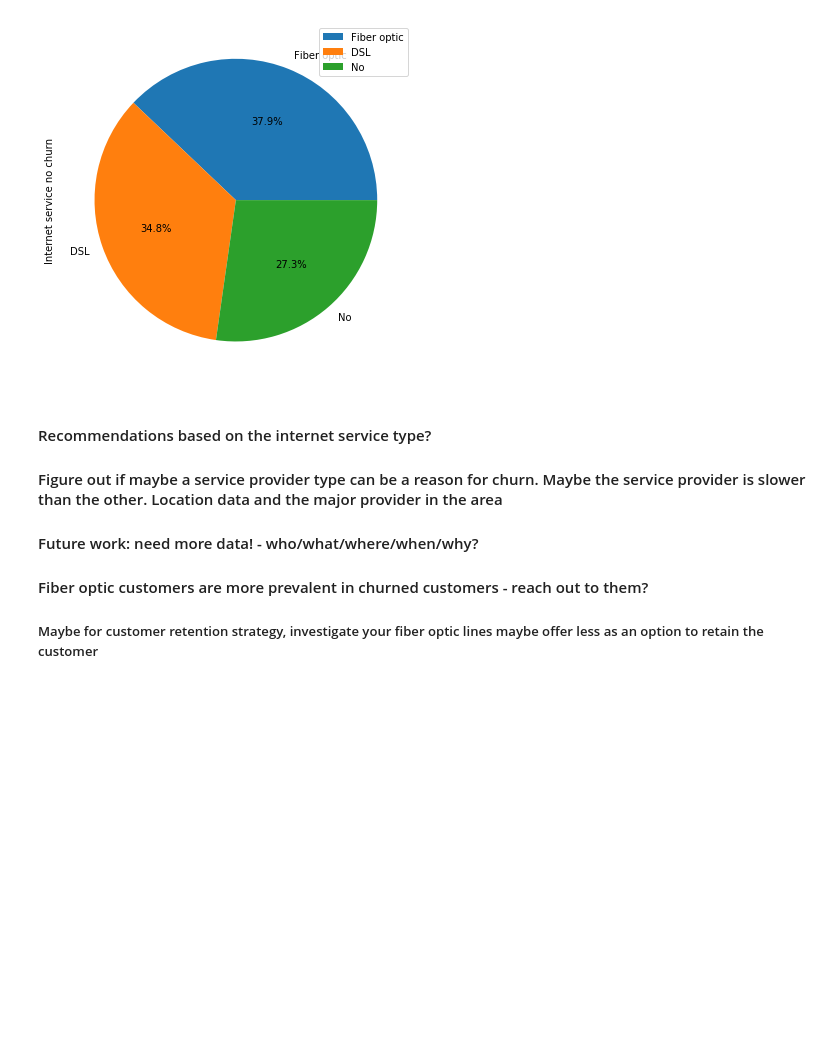
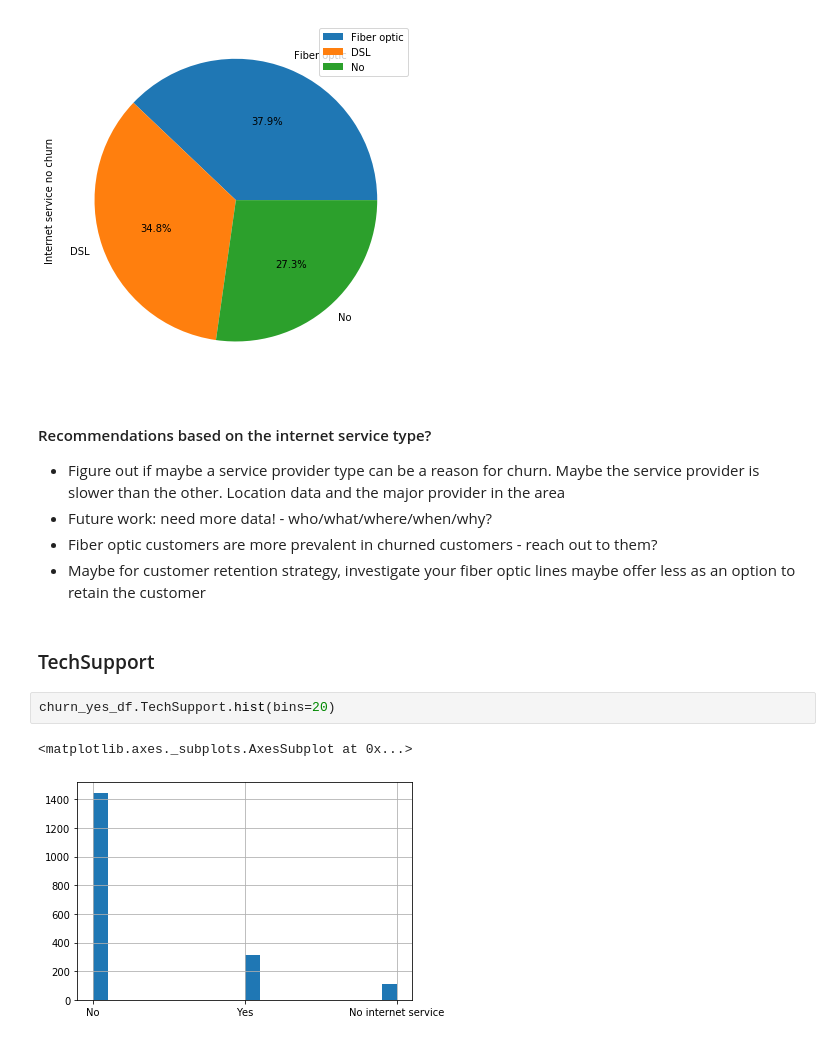
Before and after one commit to akuppan1/Telecom-Churn-Analysis, a Jupyter notebook: Exploration of Features and Recommendations.ipynb, the cells around one changed output. Saved outputs shown, nothing was run; the diff lists cells and outputs as text; blank space fills up the shorter version.

```diff
--- a/Exploration of Features and Recommendations.ipynb
+++ b/Exploration of Features and Recommendations.ipynb
@@ -453,7 +453,14 @@ plot = df_Int_serv1.plot.pie(y='Internet service no churn', autopct='%1.1f%%', f
 [figure]
 # %% [markdown]
 #### Recommendations based on the internet service type?
-#### Figure out if maybe a service provider type can be a reason for churn. Maybe the service provider is slower than the other. Location data and the major provider in the area
-#### Future work: need more data! - who/what/where/when/why?
-#### Fiber optic customers are more prevalent in churned customers - reach out to them?
-##### Maybe for customer retention strategy, investigate your fiber optic lines maybe offer less as an option to retain the customer
+- Figure out if maybe a service provider type can be a reason for churn. Maybe the service provider is slower than the other. Location data and the major provider in the area
+- Future work: need more data! - who/what/where/when/why?
+- Fiber optic customers are more prevalent in churned customers - reach out to them?
+- Maybe for customer retention strategy, investigate your fiber optic lines maybe offer less as an option to retain the customer
+# %% [markdown]
+### TechSupport
+# %%
+churn_yes_df.TechSupport.hist(bins=20)
+# %% [output]
+<matplotlib.axes._subplots.AxesSubplot at 0x...>
+[figure, added]
```
Also changed, not shown: parts of 7 cells of this notebook.
